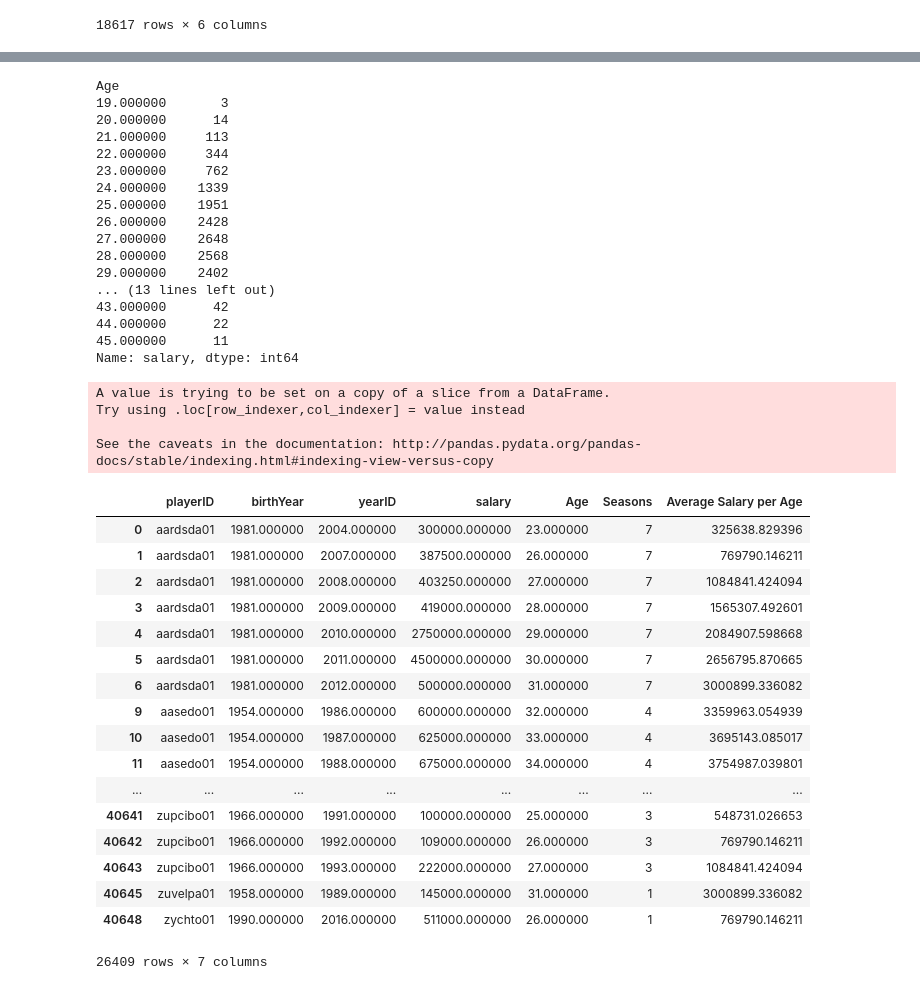
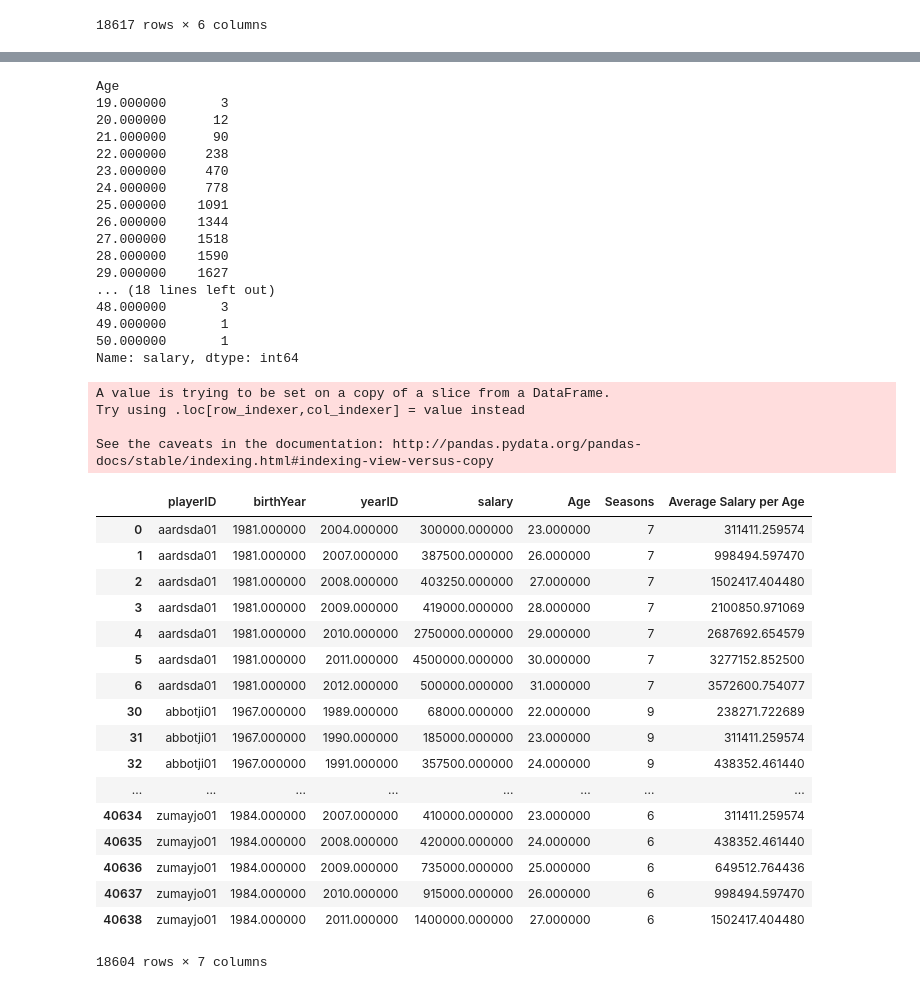
Before and after one commit to AGBarbour/Project-1, a Jupyter notebook: Salaries.ipynb, the cells around one changed output, grey strips where cells are left out. Saved outputs shown, nothing was run; the diff lists cells and outputs as text; code cells hidden in the pictures.

```diff
--- a/Salaries.ipynb
+++ b/Salaries.ipynb
@@ -199,5 +232,5 @@ clean_df
 | 40638 | zumayjo01 | 1984.000000 | 2011.000000 | 1400000.000000 | 27.000000 | 6 |
 18617 rows × 6 columns
 # %%
-clean_df = new_age_table.loc[new_age_table['Age'] < 46]
+under_df = clean_df.loc[new_age_table['Age'] < 46]
 # %%
@@ -260,46 +293,46 @@ count_salary
 # %% [output]
 Age
 19.000000       3
-20.000000      14
-21.000000     113
-22.000000     344
-23.000000     762
-24.000000    1339
-25.000000    1951
-26.000000    2428
-27.000000    2648
-28.000000    2568
-29.000000    2402
-... (13 lines left out)
-43.000000      42
-44.000000      22
-45.000000      11
+20.000000      12
+21.000000      90
+22.000000     238
+23.000000     470
+24.000000     778
+25.000000    1091
+26.000000    1344
+27.000000    1518
+28.000000    1590
+29.000000    1627
+... (18 lines left out)
+48.000000       3
+49.000000       1
+50.000000       1
 Name: salary, dtype: int64
 # %%
 # df['freq'] = df.groupby('a')['a'].transform('count')
-clean_df["Average Salary per Age"] = clean_df.groupby("Age")["salary"].transform('mean')
-clean_df
+under_df["Average Salary per Age"] = under_df.groupby("Age")["salary"].transform('mean')
+under_df
 # %% [output]
 A value is trying to be set on a copy of a slice from a DataFrame.
 Try using .loc[row_indexer,col_indexer] = value instead
 
 See the caveats in the documentation: http://pandas.pydata.org/pandas-docs/stable/indexing.html#indexing-view-versus-copy
 |  | playerID | birthYear | yearID | salary | Age | Seasons | Average Salary per Age |
-| 0 | aardsda01 | 1981.000000 | 2004.000000 | 300000.000000 | 23.000000 | 7 | 325638.829396 |
-| 1 | aardsda01 | 1981.000000 | 2007.000000 | 387500.000000 | 26.000000 | 7 | 769790.146211 |
-| 2 | aardsda01 | 1981.000000 | 2008.000000 | 403250.000000 | 27.000000 | 7 | 1084841.424094 |
-| 3 | aardsda01 | 1981.000000 | 2009.000000 | 419000.000000 | 28.000000 | 7 | 1565307.492601 |
-| 4 | aardsda01 | 1981.000000 | 2010.000000 | 2750000.000000 | 29.000000 | 7 | 2084907.598668 |
-| 5 | aardsda01 | 1981.000000 | 2011.000000 | 4500000.000000 | 30.000000 | 7 | 2656795.870665 |
-| 6 | aardsda01 | 1981.000000 | 2012.000000 | 500000.000000 | 31.000000 | 7 | 3000899.336082 |
-| 9 | aasedo01 | 1954.000000 | 1986.000000 | 600000.000000 | 32.000000 | 4 | 3359963.054939 |
-| 10 | aasedo01 | 1954.000000 | 1987.000000 | 625000.000000 | 33.000000 | 4 | 3695143.085017 |
-| 11 | aasedo01 | 1954.000000 | 1988.000000 | 675000.000000 | 34.000000 | 4 | 3754987.039801 |
+| 0 | aardsda01 | 1981.000000 | 2004.000000 | 300000.000000 | 23.000000 | 7 | 311411.259574 |
+| 1 | aardsda01 | 1981.000000 | 2007.000000 | 387500.000000 | 26.000000 | 7 | 998494.597470 |
+| 2 | aardsda01 | 1981.000000 | 2008.000000 | 403250.000000 | 27.000000 | 7 | 1502417.404480 |
+| 3 | aardsda01 | 1981.000000 | 2009.000000 | 419000.000000 | 28.000000 | 7 | 2100850.971069 |
+| 4 | aardsda01 | 1981.000000 | 2010.000000 | 2750000.000000 | 29.000000 | 7 | 2687692.654579 |
+| 5 | aardsda01 | 1981.000000 | 2011.000000 | 4500000.000000 | 30.000000 | 7 | 3277152.852500 |
+| 6 | aardsda01 | 1981.000000 | 2012.000000 | 500000.000000 | 31.000000 | 7 | 3572600.754077 |
+| 30 | abbotji01 | 1967.000000 | 1989.000000 | 68000.000000 | 22.000000 | 9 | 238271.722689 |
+| 31 | abbotji01 | 1967.000000 | 1990.000000 | 185000.000000 | 23.000000 | 9 | 311411.259574 |
+| 32 | abbotji01 | 1967.000000 | 1991.000000 | 357500.000000 | 24.000000 | 9 | 438352.461440 |
 | ... | ... | ... | ... | ... | ... | ... | ... |
-| 40641 | zupcibo01 | 1966.000000 | 1991.000000 | 100000.000000 | 25.000000 | 3 | 548731.026653 |
-| 40642 | zupcibo01 | 1966.000000 | 1992.000000 | 109000.000000 | 26.000000 | 3 | 769790.146211 |
-| 40643 | zupcibo01 | 1966.000000 | 1993.000000 | 222000.000000 | 27.000000 | 3 | 1084841.424094 |
-| 40645 | zuvelpa01 | 1958.000000 | 1989.000000 | 145000.000000 | 31.000000 | 1 | 3000899.336082 |
-| 40648 | zychto01 | 1990.000000 | 2016.000000 | 511000.000000 | 26.000000 | 1 | 769790.146211 |
+| 40634 | zumayjo01 | 1984.000000 | 2007.000000 | 410000.000000 | 23.000000 | 6 | 311411.259574 |
+| 40635 | zumayjo01 | 1984.000000 | 2008.000000 | 420000.000000 | 24.000000 | 6 | 438352.461440 |
+| 40636 | zumayjo01 | 1984.000000 | 2009.000000 | 735000.000000 | 25.000000 | 6 | 649512.764436 |
+| 40637 | zumayjo01 | 1984.000000 | 2010.000000 | 915000.000000 | 26.000000 | 6 | 998494.597470 |
+| 40638 | zumayjo01 | 1984.000000 | 2011.000000 | 1400000.000000 | 27.000000 | 6 | 1502417.404480 |
-26409 rows × 7 columns
+18604 rows × 7 columns
 # %%
```
Also changed, not shown: parts of 39 cells of this notebook, 9 other files.
